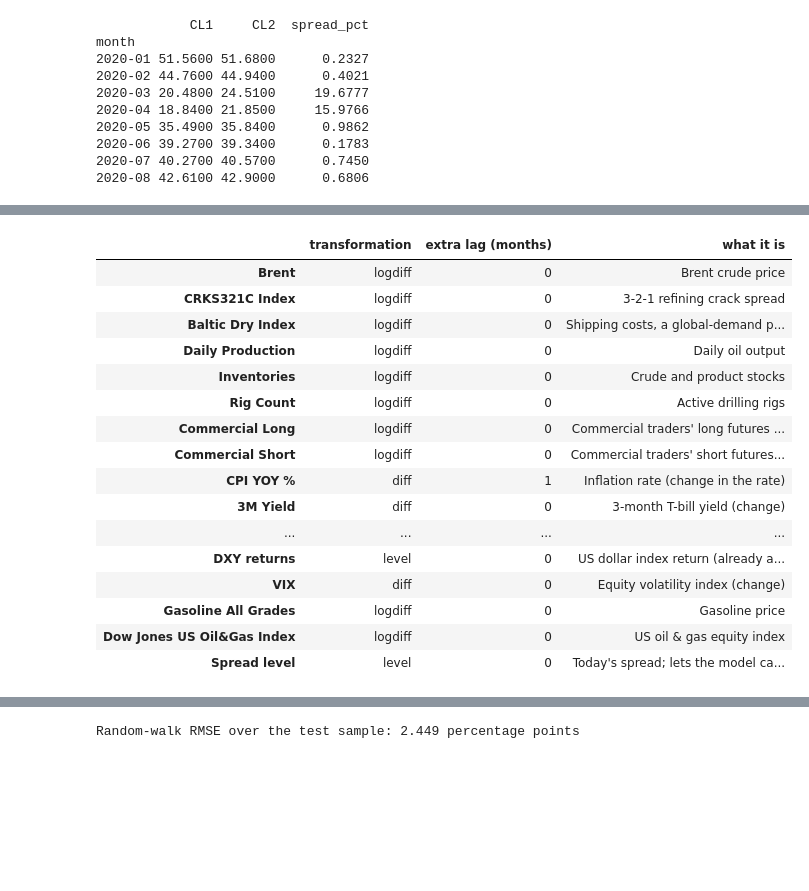
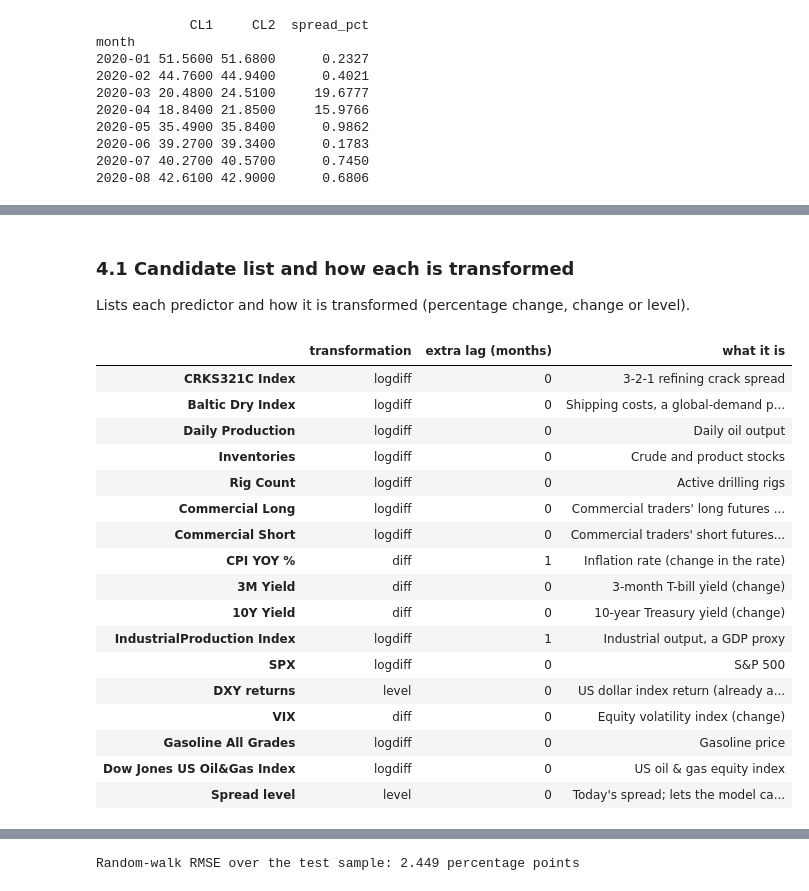
Before and after one commit to pearchew/predicting_oil_future_term_structure, a Jupyter notebook: Oil_Spread_Forecasting.ipynb, the cells around one changed output, grey strips where cells are left out. Saved outputs shown, nothing was run; the diff lists cells and outputs as text; code cells hidden in the pictures; blank space fills up the shorter version.

```diff
--- a/Oil_Spread_Forecasting.ipynb
+++ b/Oil_Spread_Forecasting.ipynb
@@ -228,30 +189,31 @@ The 17 candidate series from the monthly sheets (after Step 2.2), plus today's s
+# %% [markdown]
+### 4.1 Candidate list and how each is transformed
+Lists each predictor and how it is transformed (percentage change, change or level).
 # %%
 # column -> (transformation, extra publication lag, plain-English description)
 TRANSFORM = {
-    "Brent":                      ("logdiff", 0, "Brent crude price"),
     "CRKS321C Index":             ("logdiff", 0, "3-2-1 refining crack spread"),
     "Baltic Dry Index":           ("logdiff", 0, "Shipping costs, a global-demand proxy"),
     "Daily Production":           ("logdiff", 0, "Daily oil output"),
     "Inventories":                ("logdiff", 0, "Crude and product stocks"),
     "Rig Count":                  ("logdiff", 0, "Active drilling rigs"),
     "Commercial Long":            ("logdiff", 0, "Commercial traders' long futures positions"),
     "Commercial Short":           ("logdiff", 0, "Commercial traders' short futures positions"),
     "CPI YOY %":                  ("diff",    1, "Inflation rate (change in the rate)"),
     "3M Yield":                   ("diff",    0, "3-month T-bill yield (change)"),
     "10Y Yield":                  ("diff",    0, "10-year Treasury yield (change)"),
     "IndustrialProduction Index": ("logdiff", 1, "Industrial output, a GDP proxy"),
     "SPX":                        ("logdiff", 0, "S&P 500"),
     "DXY returns":                ("level",   0, "US dollar index return (already a return)"),
     "VIX":                        ("diff",    0, "Equity volatility index (change)"),
     "Gasoline All Grades":        ("logdiff", 0, "Gasoline price"),
     "Dow Jones US Oil&Gas Index": ("logdiff", 0, "US oil & gas equity index"),
 }
 cand = pd.DataFrame(TRANSFORM, index=["transformation", "extra lag (months)", "what it is"]).T
 cand.loc["Spread level"] = ["level", 0, "Today's spread; lets the model capture mean reversion"]
 cand
 # %% [output]
 |  | transformation | extra lag (months) | what it is |
-| Brent | logdiff | 0 | Brent crude price |
 | CRKS321C Index | logdiff | 0 | 3-2-1 refining crack spread |
 | Baltic Dry Index | logdiff | 0 | Shipping costs, a global-demand p... |
 | Daily Production | logdiff | 0 | Daily oil output |
@@ -261,7 +223,9 @@ cand
 | Commercial Short | logdiff | 0 | Commercial traders' short futures... |
 | CPI YOY % | diff | 1 | Inflation rate (change in the rate) |
 | 3M Yield | diff | 0 | 3-month T-bill yield (change) |
-| ... | ... | ... | ... |
+| 10Y Yield | diff | 0 | 10-year Treasury yield (change) |
+| IndustrialProduction Index | logdiff | 1 | Industrial output, a GDP proxy |
+| SPX | logdiff | 0 | S&P 500 |
 | DXY returns | level | 0 | US dollar index return (already a... |
 | VIX | diff | 0 | Equity volatility index (change) |
 | Gasoline All Grades | logdiff | 0 | Gasoline price |
```
Also changed, not shown: parts of 114 cells of this notebook.
